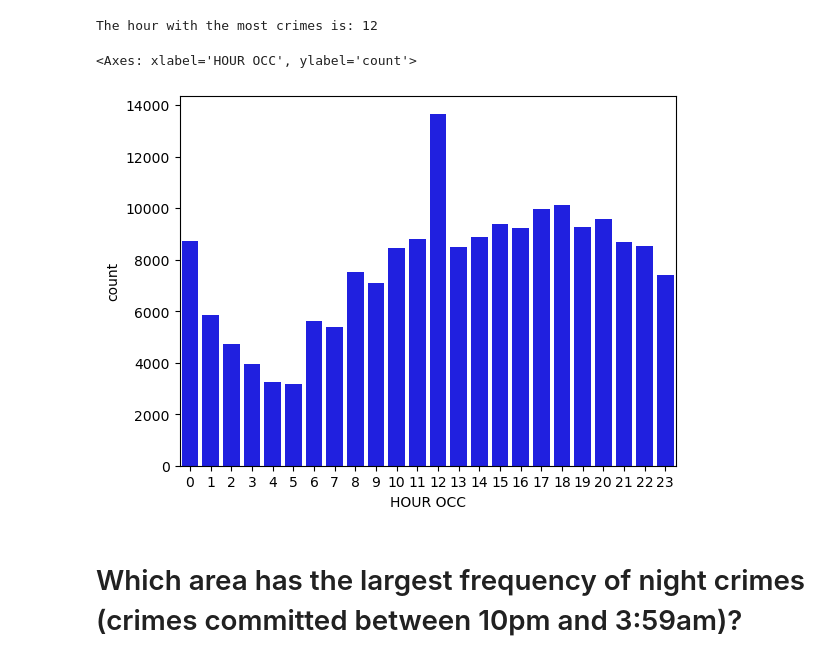
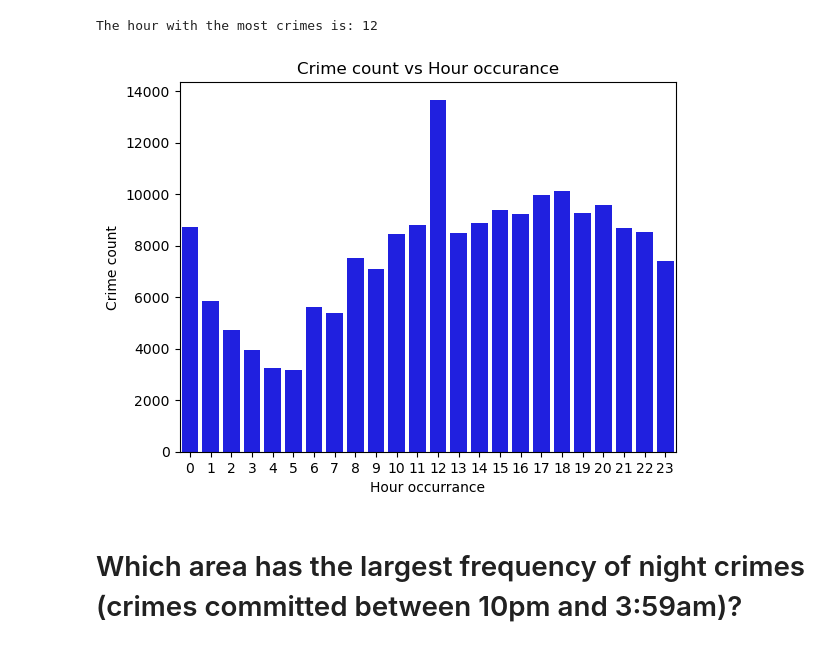
Before and after one commit to Viskuit/Python_Project.Analyzing_Crime_in_Los_Angeles, a Jupyter notebook: notebook.ipynb, the cells around one changed output. Drawn from its saved outputs; the diff is of its cells as text; code cells hidden in the pictures.

```diff
--- a/notebook.ipynb
+++ b/notebook.ipynb
@@ -125,9 +125,12 @@ print(f"The hour with the most crimes is: {crimes['HOUR OCC'].value_counts().ind
 The hour with the most crimes is: 12
 # %%
 sns.countplot(data=crimes, x="HOUR OCC", color="blue")
+plt.title("Crime count vs Hour occurance")
+plt.ylabel("Crime count")
+plt.xlabel("Hour occurrance")
+plt.show()
 # %% [output]
-<Axes: xlabel='HOUR OCC', ylabel='count'>
-[figure, old version]
+[figure, new version]
 # %% [markdown]
 # Which area has the largest frequency of night crimes (crimes committed between 10pm and 3:59am)?
 # %%
```
Also changed, not shown: parts of 6 cells of this notebook.
